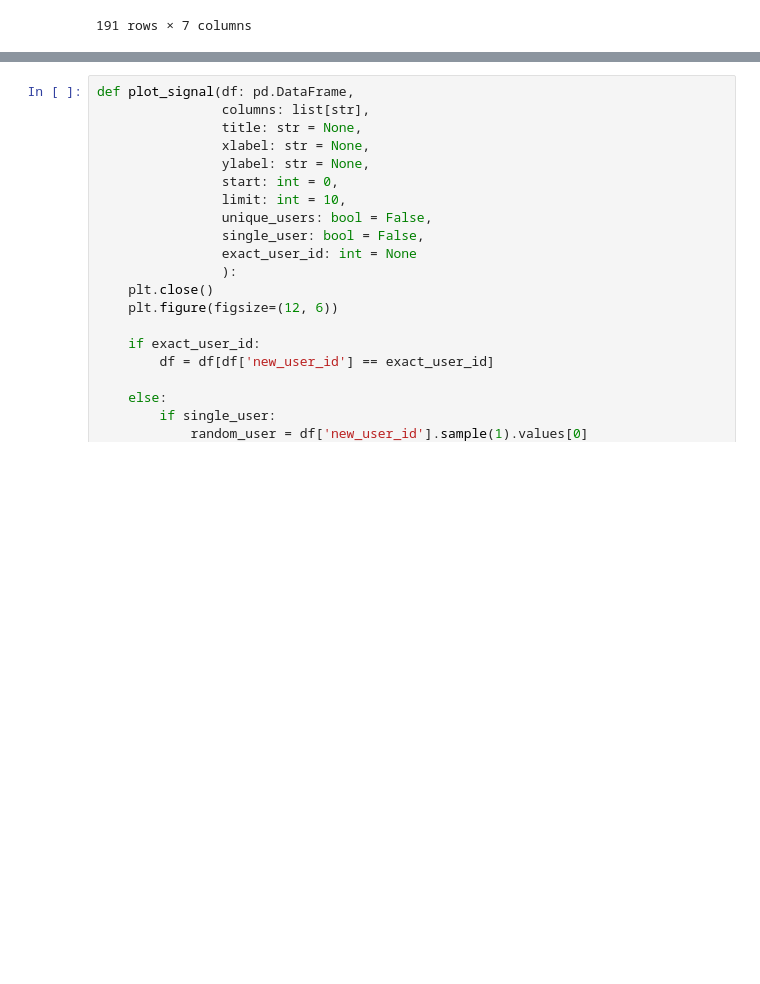
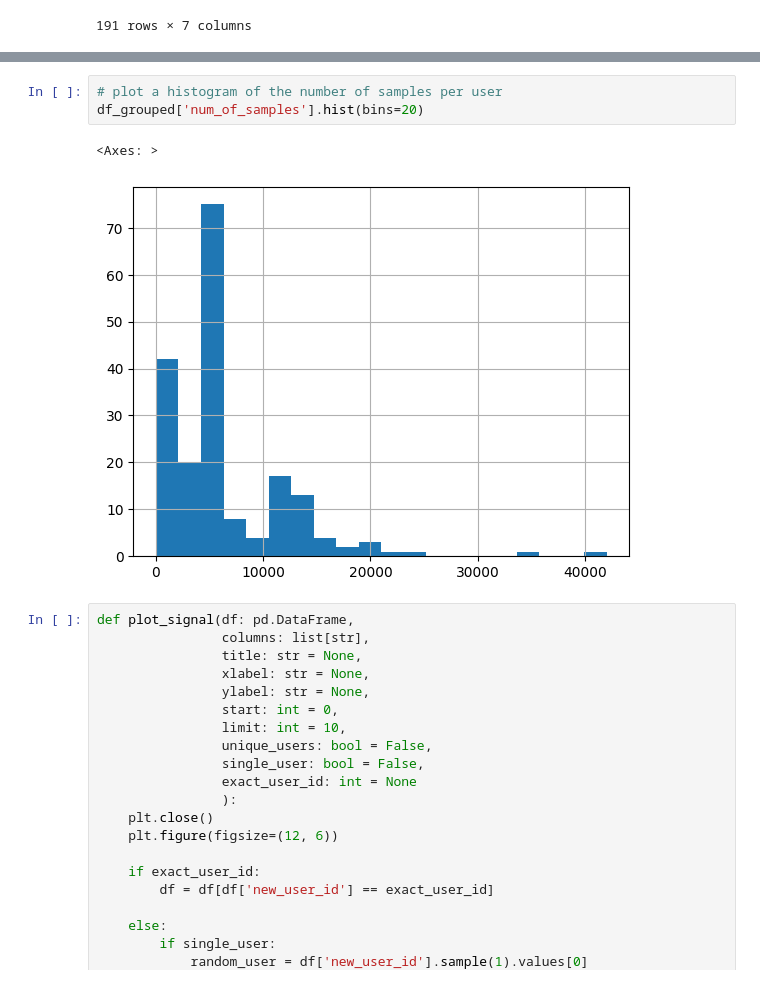
Before and after one commit to pucksME/mcl, a Jupyter notebook: model_training/preprocessing.ipynb, the cells around one changed output, grey strips where cells are left out. Cells and saved outputs as stored; diff of their text form; blank space fills up the shorter version.

```diff
--- a/model_training/preprocessing.ipynb
+++ b/model_training/preprocessing.ipynb
@@ -199,3 +212,9 @@ df_grouped.head(-1)
+# %%
+# plot a histogram of the number of samples per user
+df_grouped['num_of_samples'].hist(bins=20)
+# %% [output]
+<Axes: >
+[figure, added]
 # %%
 def plot_signal(df: pd.DataFrame,
                 columns: list[str],
```
Also changed, not shown: parts of 9 cells of this notebook, 17 other files.
